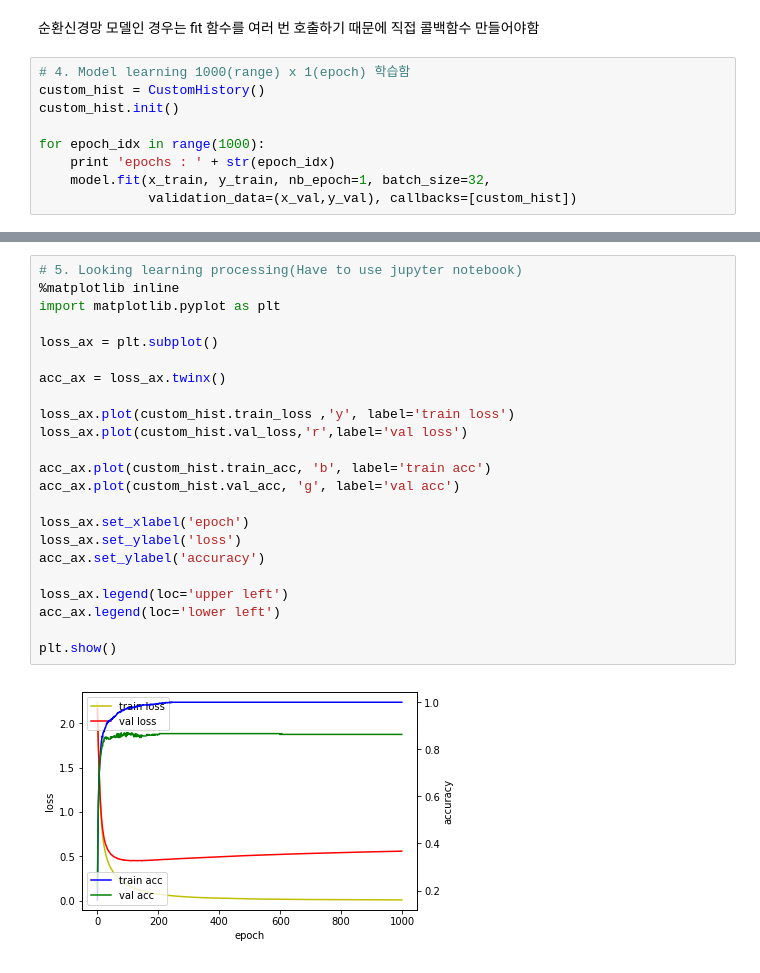
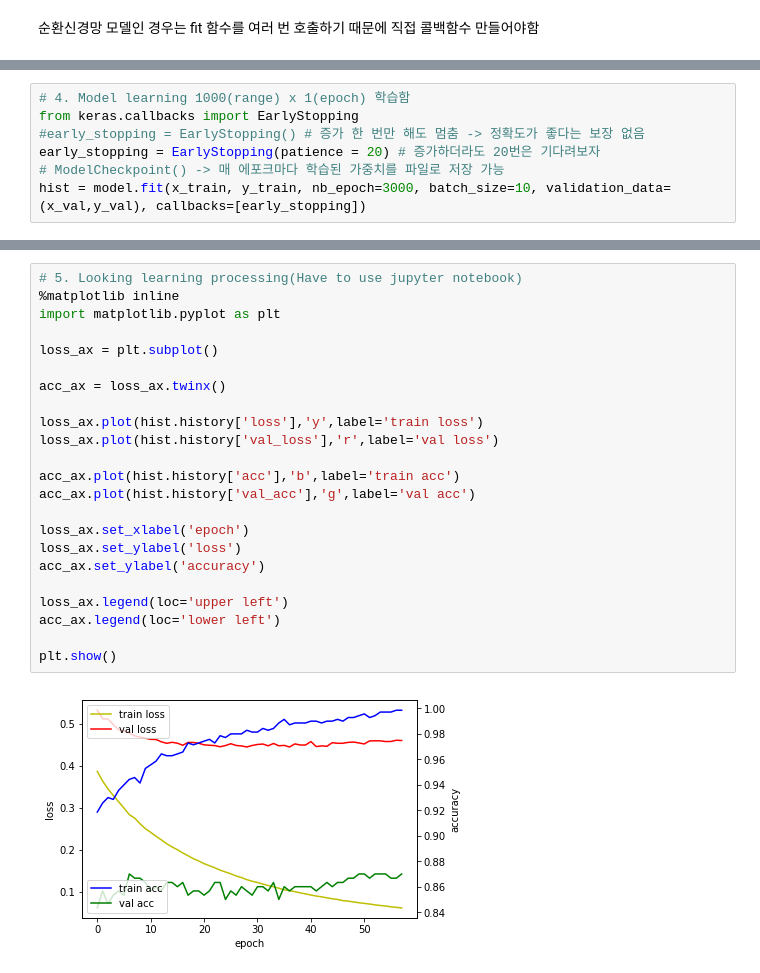
Before and after one commit to seo2730/keras_tutorial, a Jupyter notebook: keras_study/keras_graph_shutdown.ipynb, the cells around one changed output, grey strips where cells are left out. Drawn from its saved outputs; the diff is of its cells as text.

```diff
--- a/keras_study/keras_graph_shutdown.ipynb
+++ b/keras_study/keras_graph_shutdown.ipynb
@@ -79,11 +66,2 @@ WARNING:tensorflow:From /home/duckbe/virtual/ai/lib/python2.7/site-packages/kera
 # %% [markdown]
 순환신경망 모델인 경우는 fit 함수를 여러 번 호출하기 때문에 직접 콜백함수 만들어야함
-# %%
-# 4. Model learning 1000(range) x 1(epoch) 학습함
-custom_hist = CustomHistory()
-custom_hist.init()
-
-for epoch_idx in range(1000):
-    print 'epochs : ' + str(epoch_idx)
-    model.fit(x_train, y_train, nb_epoch=1, batch_size=32,
-              validation_data=(x_val,y_val), callbacks=[custom_hist])
@@ -107,0 +68,7 @@ Epoch 1/1
+# %%
+# 4. Model learning 1000(range) x 1(epoch) 학습함
+from keras.callbacks import EarlyStopping
+#early_stopping = EarlyStopping() # 증가 한 번만 해도 멈춤 -> 정확도가 좋다는 보장 없음
+early_stopping = EarlyStopping(patience = 20) # 증가하더라도 20번은 기다려보자
+# ModelCheckpoint() -> 매 에포크마다 학습된 가중치를 파일로 저장 가능
+hist = model.fit(x_train, y_train, nb_epoch=3000, batch_size=10, validation_data=(x_val,y_val), callbacks=[early_stopping])
@@ -108,28 +93,28 @@ Epoch 1/1
 # %%
 # 5. Looking learning processing(Have to use jupyter notebook)
 %matplotlib inline
 import matplotlib.pyplot as plt
 
 loss_ax = plt.subplot()
 
 acc_ax = loss_ax.twinx()
 
-loss_ax.plot(custom_hist.train_loss ,'y', label='train loss')
-loss_ax.plot(custom_hist.val_loss,'r',label='val loss')
+loss_ax.plot(hist.history['loss'],'y',label='train loss')
+loss_ax.plot(hist.history['val_loss'],'r',label='val loss')
 
-acc_ax.plot(custom_hist.train_acc, 'b', label='train acc')
-acc_ax.plot(custom_hist.val_acc, 'g', label='val acc')
+acc_ax.plot(hist.history['acc'],'b',label='train acc')
+acc_ax.plot(hist.history['val_acc'],'g',label='val acc')
 
 loss_ax.set_xlabel('epoch')
 loss_ax.set_ylabel('loss')
 acc_ax.set_ylabel('accuracy')
 
 loss_ax.legend(loc='upper left')
 acc_ax.legend(loc='lower left')
 
 plt.show()
 # %% [output]
-[figure, old version]
+[figure, new version]
 # %%
 # 6. Model Evaluate
 loss_and_metrics = model.evaluate(x_test, y_test, batch_size=32)
```
Also changed, not shown: parts of 8 cells of this notebook, 1 other file.
